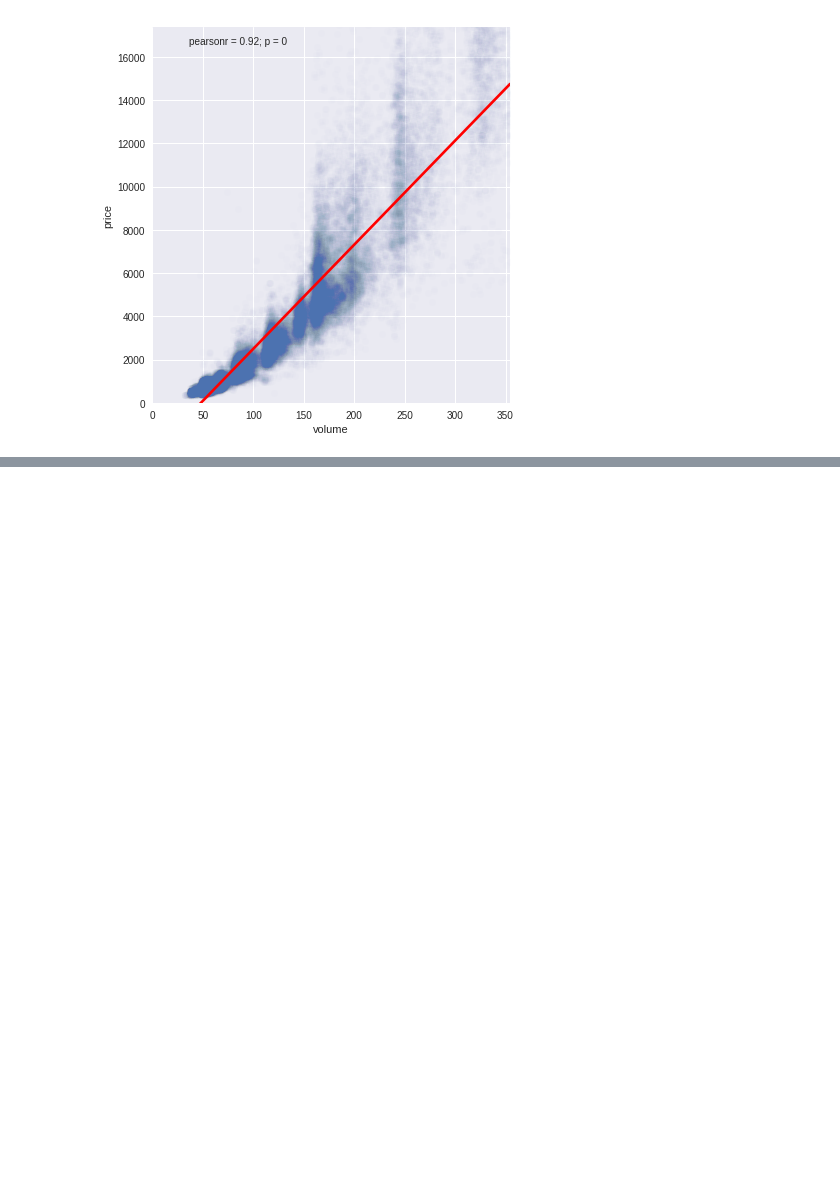
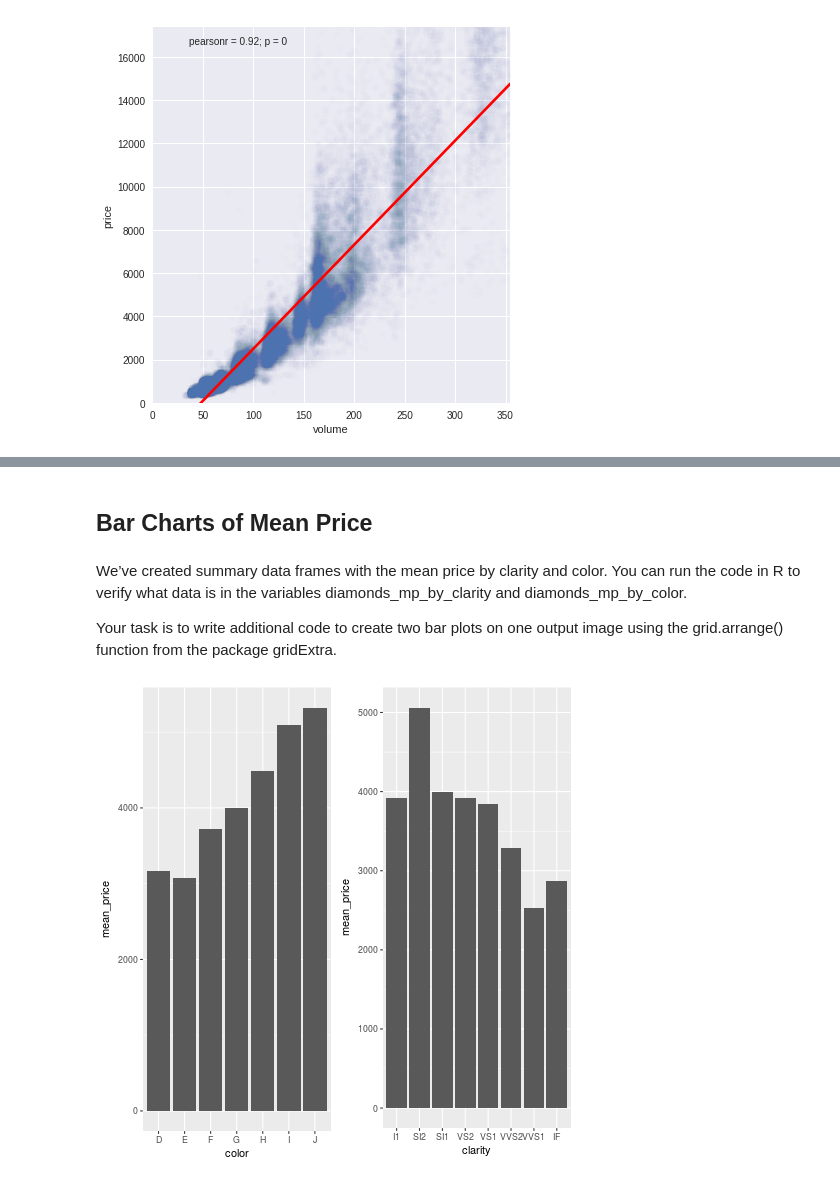
Before and after one commit to jkarakas/EDA_in_R_and_Python, a Jupyter notebook: Bivariate_EDA_Problem_Set.ipynb, the cells around one changed output, grey strips where cells are left out. Cells and saved outputs as stored; diff of their text form; code cells hidden in the pictures; blank space fills up the shorter version.

```diff
--- a/Bivariate_EDA_Problem_Set.ipynb
+++ b/Bivariate_EDA_Problem_Set.ipynb
@@ -399,0 +521,28 @@ g.ax_marg_y.set_axis_off();
+# %% [markdown]
+## Bar Charts of Mean Price
+# %% [markdown]
+  We’ve created summary data frames with the mean price
+  by clarity and color. You can run the code in R to
+  verify what data is in the variables diamonds_mp_by_clarity
+  and diamonds_mp_by_color.
+
+  Your task is to write additional code to create two bar plots
+  on one output image using the grid.arrange() function from the package
+  gridExtra.
+# %%
+%%R
+diamonds_by_clarity <- group_by(diamonds, clarity)
+diamonds_mp_by_clarity <- summarise(diamonds_by_clarity, mean_price = mean(price))
+
+diamonds_by_color <- group_by(diamonds, color)
+diamonds_mp_by_color <- summarise(diamonds_by_color, mean_price = mean(price))
+
+
+
+p1 <- ggplot(aes(x=color, y=mean_price), data = diamonds_mp_by_color) +
+      geom_bar(stat = 'identity')
+p2 <- ggplot(aes(x=clarity, y=mean_price), data = diamonds_mp_by_clarity) +
+  geom_bar(stat = 'identity')
+grid.arrange(p1,p2, ncol=2)
+# %% [output]
+[figure, added]
```
Also changed, not shown: parts of 25 cells of this notebook, 3 other files.
